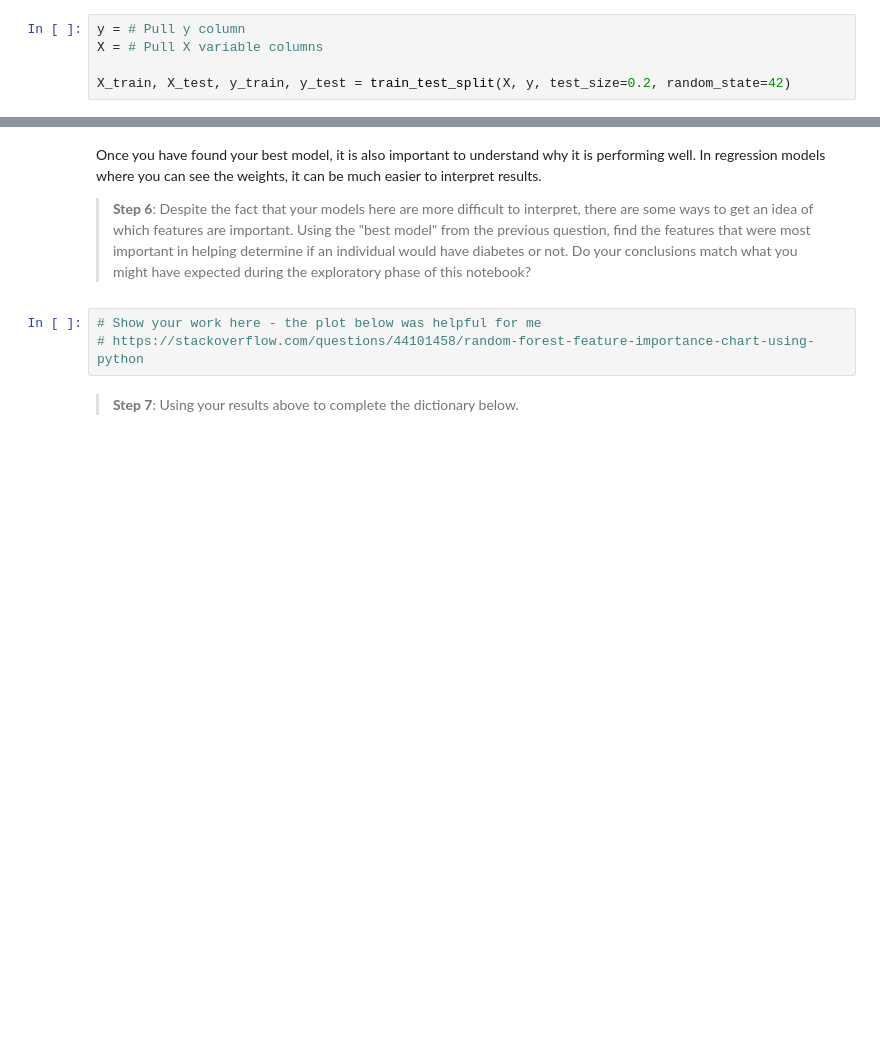
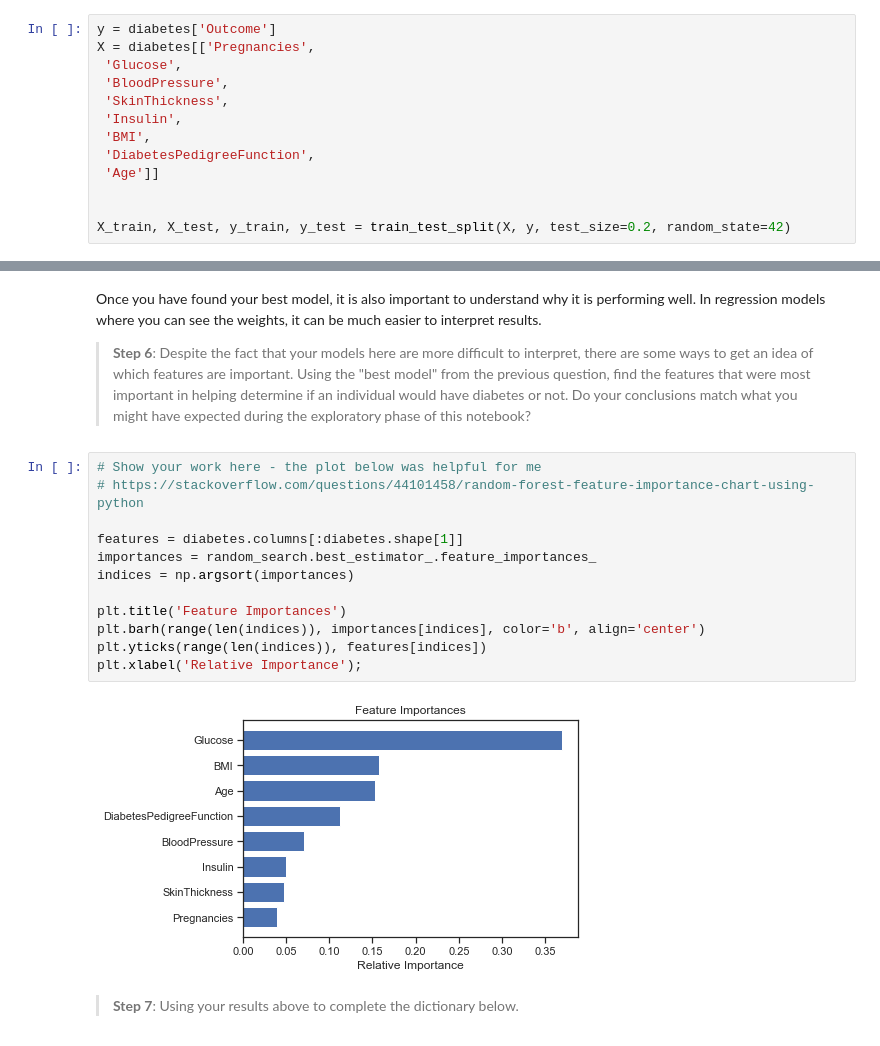
Before and after one commit to safiurrrehman/Diabetes-Case-Study, a Jupyter notebook: Diabetes Case Study.ipynb, the cells around one changed output, grey strips where cells are left out. Saved outputs shown, nothing was run; the diff lists cells and outputs as text; blank space fills up the shorter version.

```diff
--- a/Diabetes Case Study.ipynb
+++ b/Diabetes Case Study.ipynb
@@ -114,8 +125,16 @@ NameError: name 'ch' is not defined
 # %% [markdown]
 > **Step 2**: Since our dataset here is quite clean, we will jump straight into the machine learning.  Our goal here is to be able to predict cases of diabetes.  First, you need to identify the y vector and X matrix.  Then, the following code will divide your dataset into training and test data.
 # %%
-y = # Pull y column
-X = # Pull X variable columns
+y = diabetes['Outcome']
+X = diabetes[['Pregnancies',
+ 'Glucose',
+ 'BloodPressure',
+ 'SkinThickness',
+ 'Insulin',
+ 'BMI',
+ 'DiabetesPedigreeFunction',
+ 'Age']]
+
 
 X_train, X_test, y_train, y_test = train_test_split(X, y, test_size=0.2, random_state=42)
 # %% [markdown]
@@ -216,6 +238,17 @@ Once you have found your best model, it is also important to understand why it i
 # %%
 # Show your work here - the plot below was helpful for me
 # https://stackoverflow.com/questions/44101458/random-forest-feature-importance-chart-using-python
+
+features = diabetes.columns[:diabetes.shape[1]]
+importances = random_search.best_estimator_.feature_importances_
+indices = np.argsort(importances)
+
+plt.title('Feature Importances')
+plt.barh(range(len(indices)), importances[indices], color='b', align='center')
+plt.yticks(range(len(indices)), features[indices])
+plt.xlabel('Relative Importance');
+# %% [output]
+[figure, added]
 # %% [markdown]
 > **Step 7**:  Using your results above to complete the dictionary below.
 # %%
```
Also changed, not shown: parts of 7 cells of this notebook.
